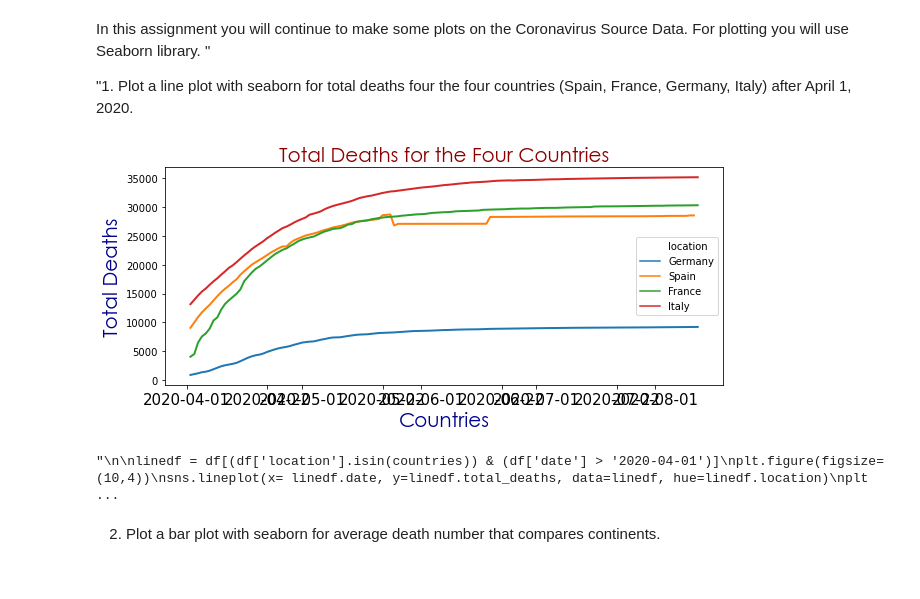
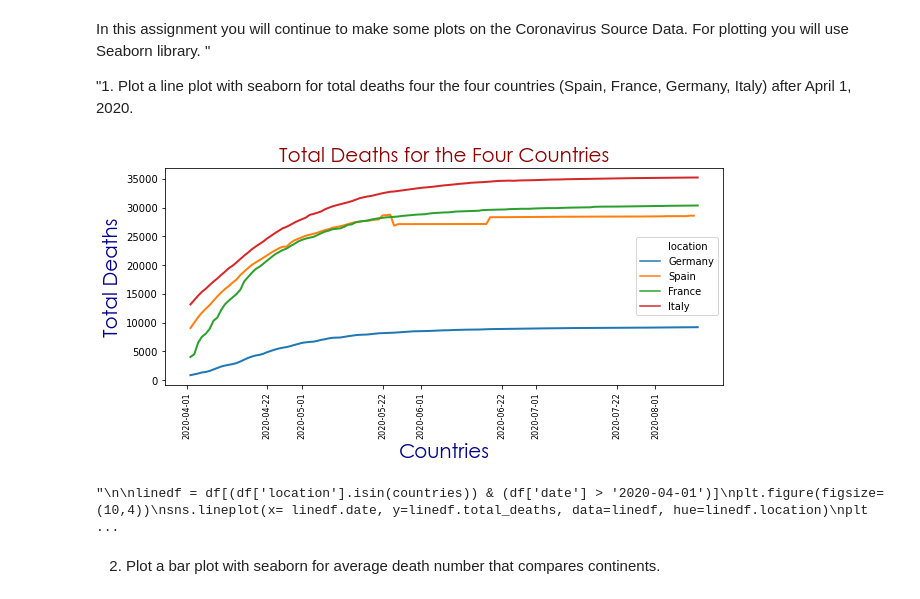
Before and after one commit to semradagyutan/DataScience_Wtech, a Jupyter notebook: Homework-4/04-06 Visulation with Seaborn.ipynb, the cells around one changed output. Saved outputs shown, nothing was run; the diff lists cells and outputs as text; code cells hidden in the pictures.

```diff
--- a/Homework-4/04-06 Visulation with Seaborn.ipynb
+++ b/Homework-4/04-06 Visulation with Seaborn.ipynb
@@ -5,32 +5,35 @@ In this assignment you will continue to make some plots on the Coronavirus Sourc
 # %%
 import pandas as pd
 import datetime
 import matplotlib.pyplot as plt
 import seaborn as sns
 
 corona = pd.read_csv('owid-covid-data.csv', parse_dates=["date"], low_memory=False)
 april = pd.to_datetime("2020-04-01")
 
 
 corona=corona[pd.to_datetime(corona['date']) > april]
 locations= pd.DataFrame({'location':['Spain', 'France', 'Germany', 'Italy']})
 
 four_countries=pd.merge(corona, locations, left_on= ['location'], right_on= ['location'],how="inner")
 four_countries
 
 title_style = {'family': 'Century Gothic', 'color': 'darkred', 'size': 20 }
 axis_style  = {'family': 'Century Gothic', 'color': 'darkblue', 'size': 20 }
 
 plt.figure(figsize=(10,4))
 sns.lineplot(x=four_countries.date ,y = four_countries.total_deaths, data = four_countries,hue=four_countries.location, lw = 2, color ="green",estimator = 'min')
 
 plt.title('Total Deaths for the Four Countries',fontdict = title_style)
 plt.xlabel('Countries', fontdict = axis_style)
 plt.ylabel('Total Deaths',fontdict = axis_style)
 
-plt.xticks(rotation = 0, fontsize = 15)
+plt.xticks(rotation = 90, fontsize = 8)
+
+
+plt.show()
 # %% [output]
-[figure, old version]
+[figure, new version]
 "\n\nlinedf = df[(df['location'].isin(countries)) & (df['date'] > '2020-04-01')]\nplt.figure(figsize=(10,4))\nsns.lineplot(x= linedf.date, y=linedf.total_deaths, data=linedf, hue=linedf.location)\nplt ...
 # %% [markdown]
 2. Plot a bar plot with seaborn for average death number that compares continents.
```
